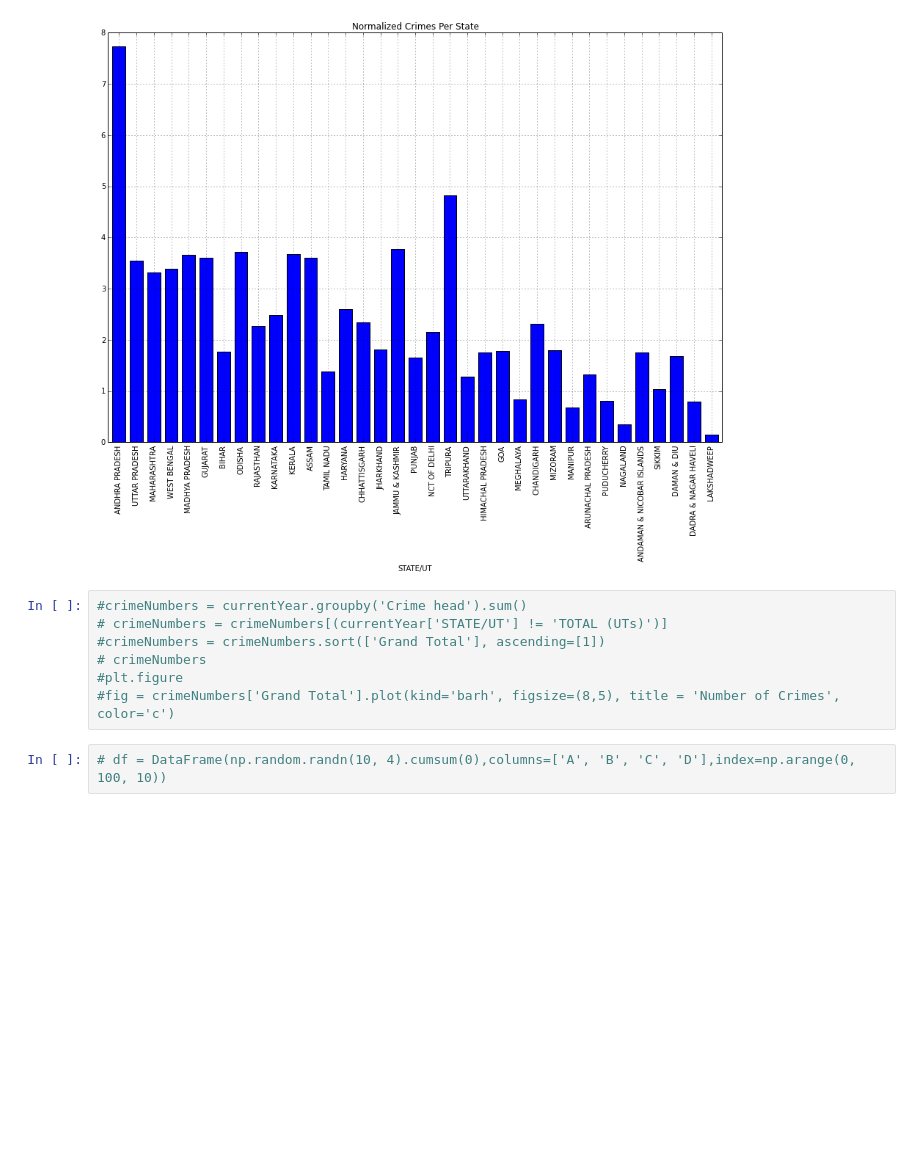
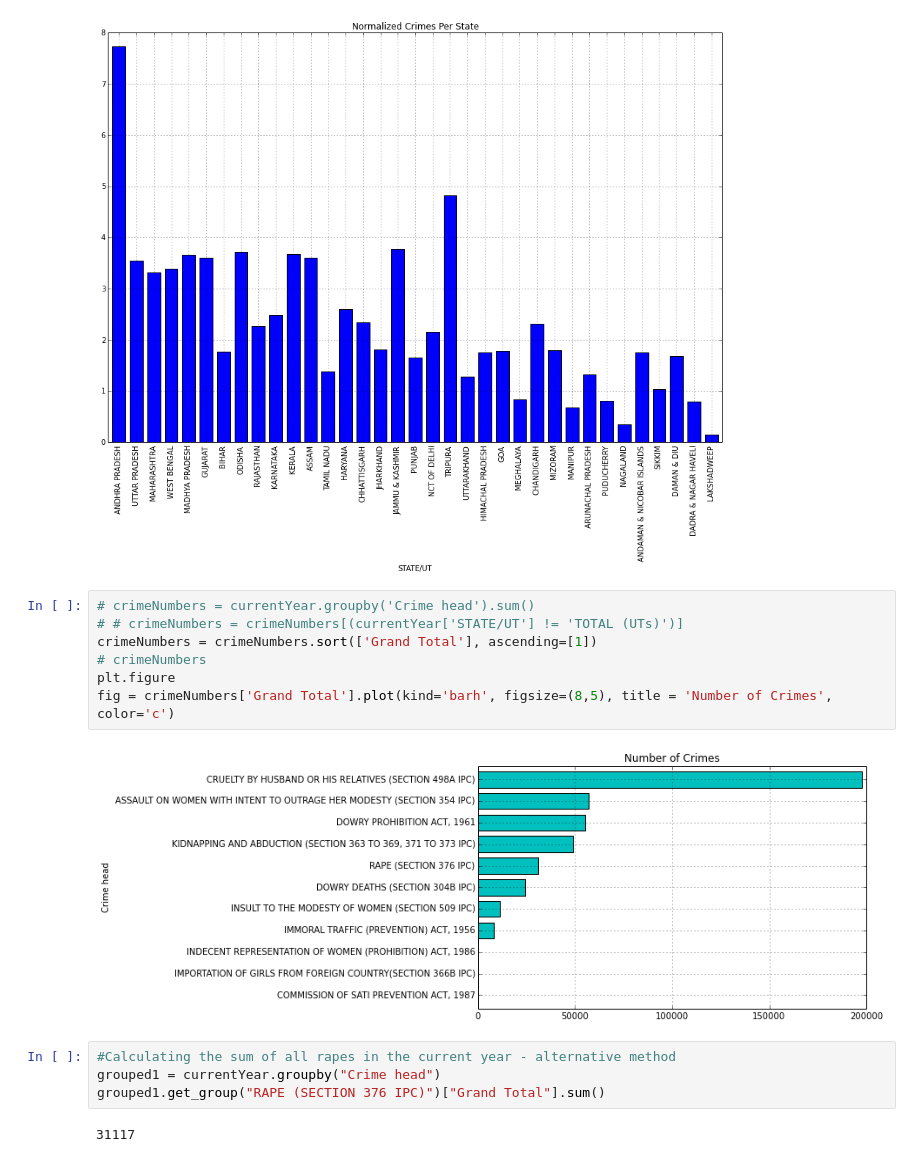
Before and after one commit to rdhyee/crime-against-women, a Jupyter notebook: _notebooks/WomenCrimeAnalysis.ipynb, the cells around one changed output. Drawn from its saved outputs; the diff is of its cells as text; blank space fills up the shorter version.

```diff
--- a/_notebooks/WomenCrimeAnalysis.ipynb
+++ b/_notebooks/WomenCrimeAnalysis.ipynb
@@ -109,11 +128,17 @@ weightedStateNumbers['Weighted Crime'].plot(kind='bar', figsize=(15,10), title =
 <matplotlib.axes.AxesSubplot at 0x...>
 [figure]
 # %%
-#crimeNumbers = currentYear.groupby('Crime head').sum()
-# crimeNumbers = crimeNumbers[(currentYear['STATE/UT'] != 'TOTAL (UTs)')]
-#crimeNumbers = crimeNumbers.sort(['Grand Total'], ascending=[1])
+# crimeNumbers = currentYear.groupby('Crime head').sum()
+# # crimeNumbers = crimeNumbers[(currentYear['STATE/UT'] != 'TOTAL (UTs)')]
+crimeNumbers = crimeNumbers.sort(['Grand Total'], ascending=[1])
 # crimeNumbers
-#plt.figure
-#fig = crimeNumbers['Grand Total'].plot(kind='barh', figsize=(8,5), title = 'Number of Crimes', color='c')
+plt.figure
+fig = crimeNumbers['Grand Total'].plot(kind='barh', figsize=(8,5), title = 'Number of Crimes', color='c')
+# %% [output]
+[figure, added]
-# %%
-# df = DataFrame(np.random.randn(10, 4).cumsum(0),columns=['A', 'B', 'C', 'D'],index=np.arange(0, 100, 10))
+# %%
+#Calculating the sum of all rapes in the current year - alternative method
+grouped1 = currentYear.groupby("Crime head")
+grouped1.get_group("RAPE (SECTION 376 IPC)")["Grand Total"].sum()
+# %% [output]
+31117
```
Also changed, not shown: parts of 27 cells of this notebook.
